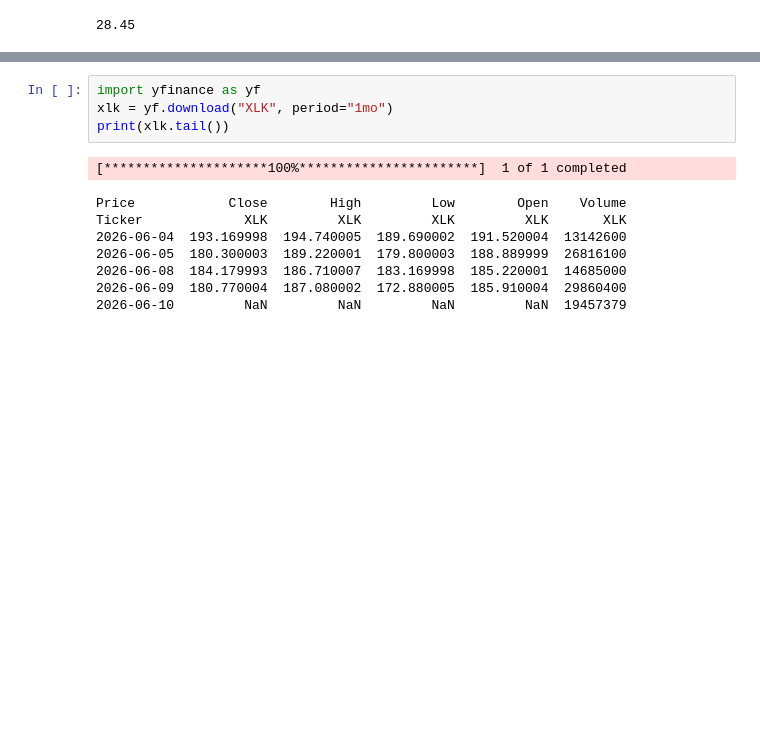
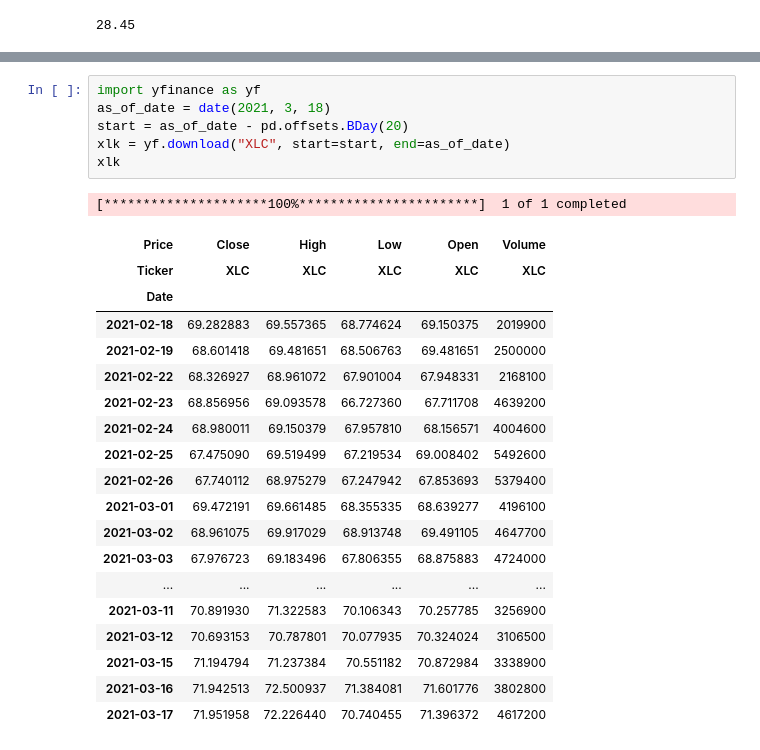
Before and after one commit to SachMax/earnings-catalyst-screener, a Jupyter notebook: md-note/mpl.ipynb, the cells around one changed output, grey strips where cells are left out. Cells and saved outputs as stored; diff of their text form; blank space fills up the shorter version.

```diff
--- a/md-note/mpl.ipynb
+++ b/md-note/mpl.ipynb
@@ -348,13 +346,27 @@ def compute_sector_relative_strength(ticker, as_of_date, df_price):
 # %%
 import yfinance as yf
-xlk = yf.download("XLK", period="1mo")
-print(xlk.tail())
+as_of_date = date(2021, 3, 18)
+start = as_of_date - pd.offsets.BDay(20)
+xlk = yf.download("XLC", start=start, end=as_of_date)
+xlk
 # %% [output]
 [*********************100%***********************]  1 of 1 completed
-Price            Close        High         Low        Open    Volume
-Ticker             XLK         XLK         XLK         XLK       XLK
-2026-06-04  193.169998  194.740005  189.690002  191.520004  13142600
-2026-06-05  180.300003  189.220001  179.800003  188.889999  26816100
-2026-06-08  184.179993  186.710007  183.169998  185.220001  14685000
-2026-06-09  180.770004  187.080002  172.880005  185.910004  29860400
-2026-06-10         NaN         NaN         NaN         NaN  19457379
+| Price | Close | High | Low | Open | Volume |
+| Ticker | XLC | XLC | XLC | XLC | XLC |
+| Date |  |  |  |  |  |
+| 2021-02-18 | 69.282883 | 69.557365 | 68.774624 | 69.150375 | 2019900 |
+| 2021-02-19 | 68.601418 | 69.481651 | 68.506763 | 69.481651 | 2500000 |
+| 2021-02-22 | 68.326927 | 68.961072 | 67.901004 | 67.948331 | 2168100 |
+| 2021-02-23 | 68.856956 | 69.093578 | 66.727360 | 67.711708 | 4639200 |
+| 2021-02-24 | 68.980011 | 69.150379 | 67.957810 | 68.156571 | 4004600 |
+| 2021-02-25 | 67.475090 | 69.519499 | 67.219534 | 69.008402 | 5492600 |
+| 2021-02-26 | 67.740112 | 68.975279 | 67.247942 | 67.853693 | 5379400 |
+| 2021-03-01 | 69.472191 | 69.661485 | 68.355335 | 68.639277 | 4196100 |
+| 2021-03-02 | 68.961075 | 69.917029 | 68.913748 | 69.491105 | 4647700 |
+| 2021-03-03 | 67.976723 | 69.183496 | 67.806355 | 68.875883 | 4724000 |
+| ... | ... | ... | ... | ... | ... |
+| 2021-03-11 | 70.891930 | 71.322583 | 70.106343 | 70.257785 | 3256900 |
+| 2021-03-12 | 70.693153 | 70.787801 | 70.077935 | 70.324024 | 3106500 |
+| 2021-03-15 | 71.194794 | 71.237384 | 70.551182 | 70.872984 | 3338900 |
+| 2021-03-16 | 71.942513 | 72.500937 | 71.384081 | 71.601776 | 3802800 |
+| 2021-03-17 | 71.951958 | 72.226440 | 70.740455 | 71.396372 | 4617200 |
```
Also changed, not shown: parts of 3 cells of this notebook, 26 other files.
